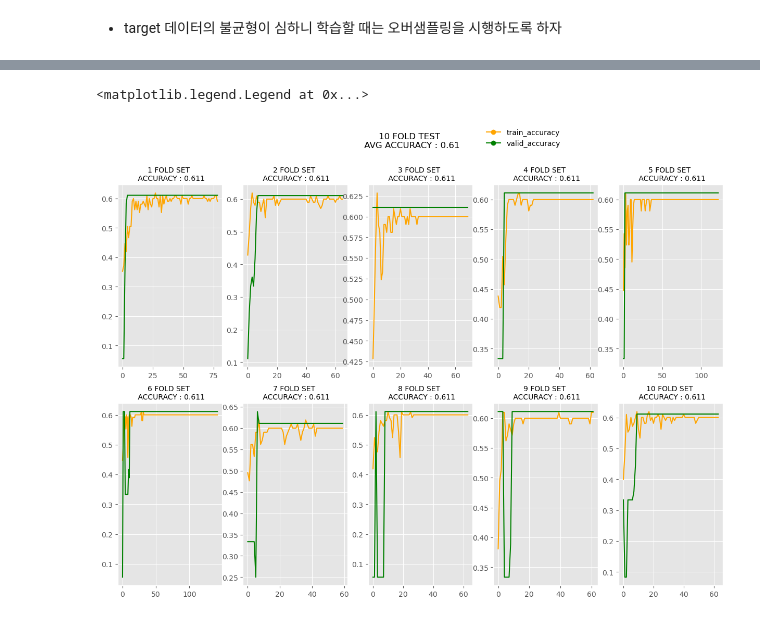
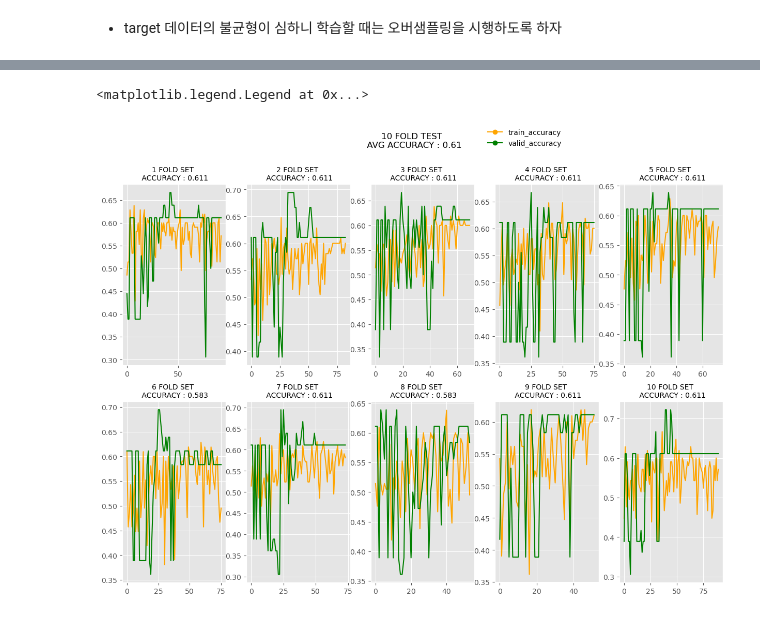
Before and after one commit to yonghyeun/Dementia_Analysis, a Jupyter notebook: LifeLog data/[라이프로그] 활동내역 데이터 모델링.ipynb, the cells around one changed output, grey strips where cells are left out. Drawn from its saved outputs; the diff is of its cells as text; code cells hidden in the pictures.

Commit message:
여전히 accuracy 가 고정

```diff
--- a/LifeLog data/[라이프로그] 활동내역 데이터 모델링.ipynb
+++ b/LifeLog data/[라이프로그] 활동내역 데이터 모델링.ipynb
@@ -260,7 +251,7 @@ def create_dnn(INPUT_SHAPE,
 
     x = layers.BatchNormalization()(x)
 
-    outputs = layers.Dense(3, activation = 'softmax',
+    outputs = layers.Dense(1, activation = 'sigmoid',
                                 kernel_initializer = initializers.GlorotNormal())(x)
 
     return keras.Model(inputs,outputs)
@@ -279,0 +258,4 @@ early_stopping = tf.keras.callbacks.EarlyStopping(monitor = 'val_loss', patience
+# %%
+data = df.copy()
+
+data.loc[data['target'] == 'Dem', 'target'] = 'MCI'
@@ -280,21 +271,55 @@ early_stopping = tf.keras.callbacks.EarlyStopping(monitor = 'val_loss', patience
 # %%
 REPEATE = 10
+
+poly = PolynomialFeatures(degree =3, include_bias=False)
+
+
+X = data[selected_features]
+Y = data['target']
+
+X = poly.fit_transform(X)
+
+params= {'INPUT_SHAPE':X.shape[1:],
+        'FIRST_NODE':128,
+        'ALPHA':0.01,
+        'LAYERS':10,
+        'HIDDEN_NODE':32,
+        'DROPOUT_RATE':0.3}
+
+
+optimizers = {'loss': 'binary_crossentropy',
+                'optimizer': tf.optimizers.legacy.Adam(learning_rate=0.1),
+                'metrics': ['accuracy']}
+
+early_stopping = tf.keras.callbacks.EarlyStopping(monitor = 'val_accuracy', patience = 50)
 
 fig,ax = plt.subplots(ncols = 5, nrows = 2,
                         figsize = (15,10))
 ax = ax.flatten()
 
-X = df.drop('target',axis = 1)
-Y = df['target']
 
 avg_score = 0
 
+x_test_list = []
+y_test_list = []
+
+smote = SMOTE(random_state=42)
+
 for i in range(REPEATE):
 
+    random_state = 42 + i * 10
 
-    x_train,x_test,y_train,y_test = train_test_split(X,Y,random_state = 42 + i, stratify = Y)
 
-    y_train , y_test = one_hot_encoder(y_train),one_hot_encoder(y_test)
+    x_train,x_test,y_train,y_test = train_test_split(X,Y,random_state = random_state, stratify = Y)
+
+    x_test_list.append(x_test)
+    y_test_list.append(y_test)
+
+    enc = LabelEncoder()
+
+    y_train,y_test = enc.fit_transform(y_train), enc.fit_transform(y_test)
+
+    # y_train , y_test = one_hot_encoder(y_train),one_hot_encoder(y_test)
 
     model = create_dnn(**params)
     model.compile(**optimizers)
@@ -304,31 +329,31 @@ for i in range(REPEATE):
                 epochs = 9999,
                 callbacks = [early_stopping],
                 verbose = 0)
 
     score = model.evaluate(x_test,y_test,verbose = 0)[-1]
 
     avg_score += score / REPEATE
 
     ax[i].plot(history.history['accuracy'], c = 'orange',label = 'train_accuracy')
     ax[i].plot(history.history['val_accuracy'], c = 'green',label = 'valid_accuracy')
 
     ax[i].set_title(f'{i + 1} FOLD SET \n ACCURACY : {round(score,3)}', fontsize = 10)
 
 
 fig.suptitle(f'10 FOLD TEST \n AVG ACCURACY : {round(avg_score,2)}')
 
 
 color = ['orange','green']
 label = ['train_accuracy','valid_accuracy']
 legend_color = {'train_accuracy':'orange','valid_accuracy':'green'}
 
 
 legend_elements = [plt.Line2D([0], [0], marker='o', color=color, label=label)
                     for label, color in legend_color.items()]
 
 fig.legend(handles=legend_elements,
             bbox_to_anchor = (0.7,1),
             frameon = False)
 # %% [output]
 <matplotlib.legend.Legend at 0x...>
-[figure, old version]
+[figure, new version]
```
Also changed, not shown: parts of 16 cells of this notebook, 1 other file.
